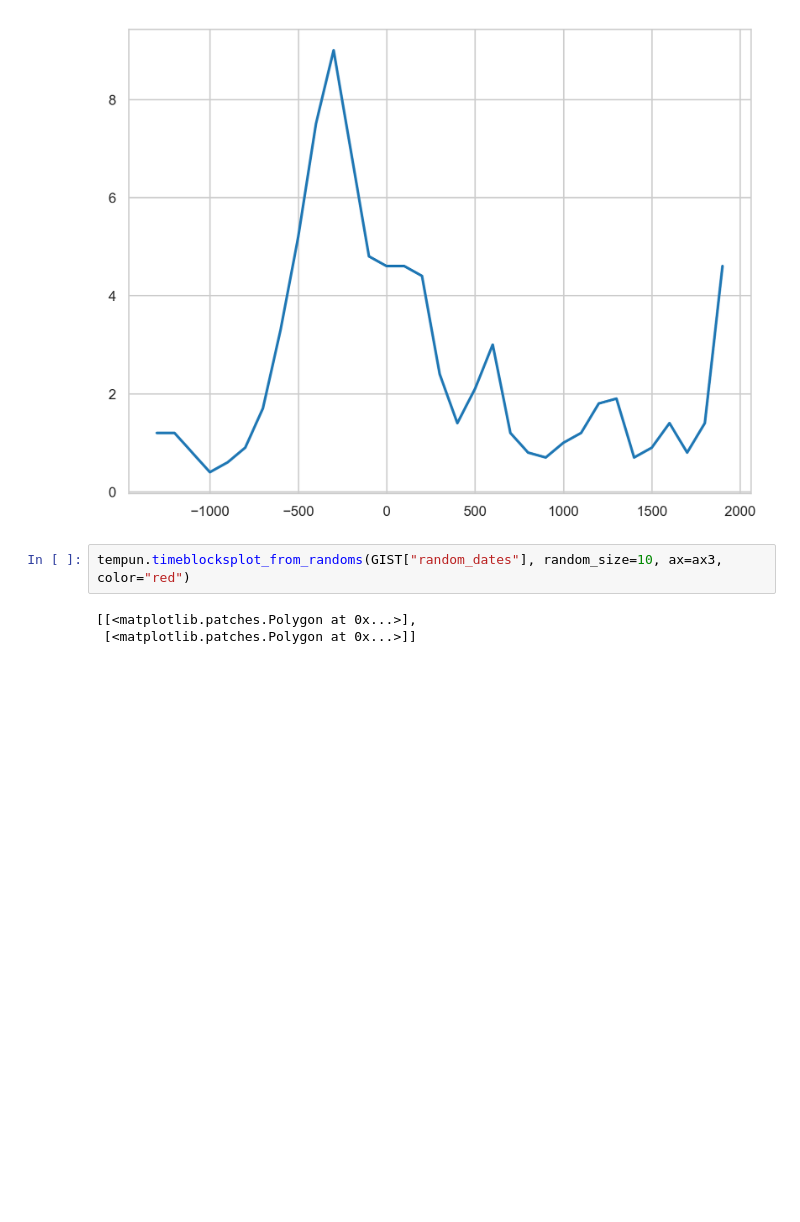
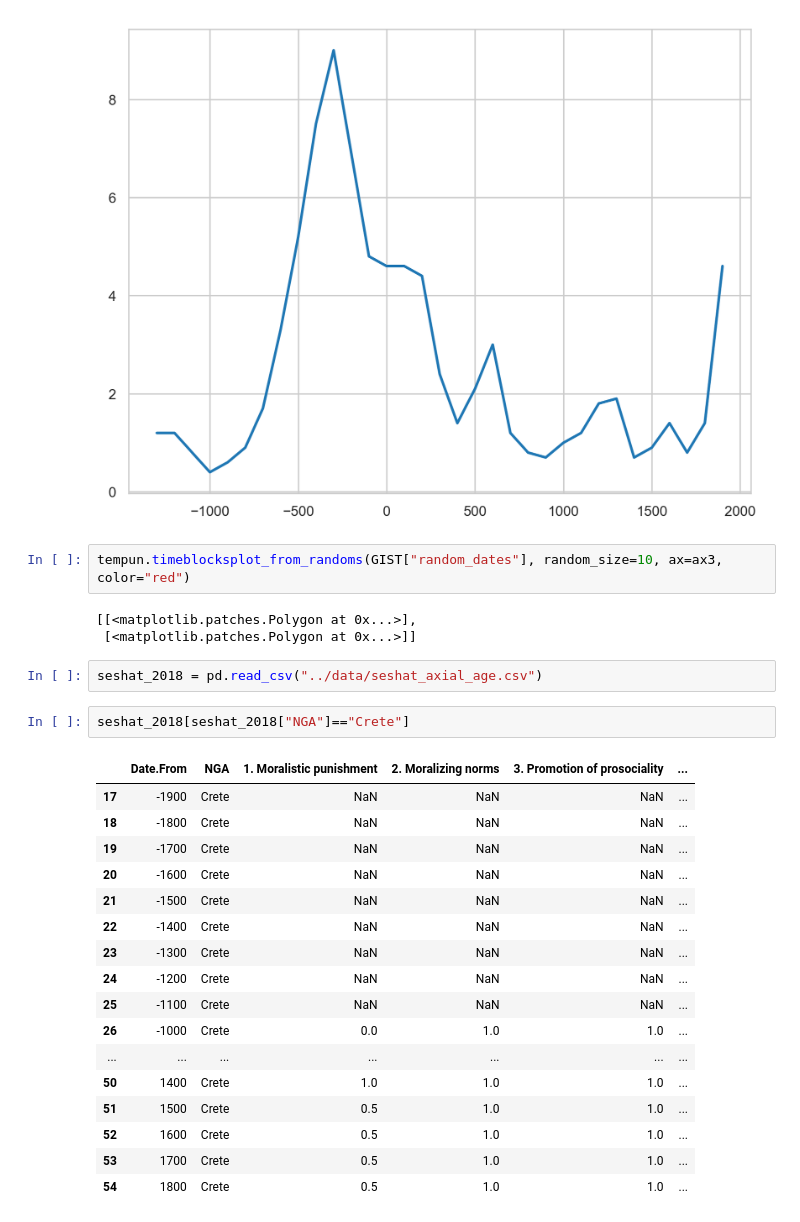
Before and after one commit to kasev/EpiMR, a Jupyter notebook: scripts/proxies.ipynb, the cells around one changed output. Drawn from its saved outputs; the diff is of its cells as text; blank space fills up the shorter version.

```diff
--- a/scripts/proxies.ipynb
+++ b/scripts/proxies.ipynb
@@ -161,3 +161,25 @@ tempun.timeblocksplot_from_randoms(GIST["random_dates"], random_size=10, ax=ax3,
 # %% [output]
 [[<matplotlib.patches.Polygon at 0x...>],
  [<matplotlib.patches.Polygon at 0x...>]]
+# %%
+seshat_2018 = pd.read_csv("../data/seshat_axial_age.csv")
+# %%
+seshat_2018[seshat_2018["NGA"]=="Crete"]
+# %% [output]
+|  | Date.From | NGA | 1. Moralistic punishment | 2. Moralizing norms | 3. Promotion of prosociality | ... |
+| 17 | -1900 | Crete | NaN | NaN | NaN | ... |
+| 18 | -1800 | Crete | NaN | NaN | NaN | ... |
+| 19 | -1700 | Crete | NaN | NaN | NaN | ... |
+| 20 | -1600 | Crete | NaN | NaN | NaN | ... |
+| 21 | -1500 | Crete | NaN | NaN | NaN | ... |
+| 22 | -1400 | Crete | NaN | NaN | NaN | ... |
+| 23 | -1300 | Crete | NaN | NaN | NaN | ... |
+| 24 | -1200 | Crete | NaN | NaN | NaN | ... |
+| 25 | -1100 | Crete | NaN | NaN | NaN | ... |
+| 26 | -1000 | Crete | 0.0 | 1.0 | 1.0 | ... |
+| ... | ... | ... | ... | ... | ... | ... |
+| 50 | 1400 | Crete | 1.0 | 1.0 | 1.0 | ... |
+| 51 | 1500 | Crete | 0.5 | 1.0 | 1.0 | ... |
+| 52 | 1600 | Crete | 0.5 | 1.0 | 1.0 | ... |
+| 53 | 1700 | Crete | 0.5 | 1.0 | 1.0 | ... |
+| 54 | 1800 | Crete | 0.5 | 1.0 | 1.0 | ... |
```
Also changed, not shown: parts of 1 cell of this notebook, 3 other files.
